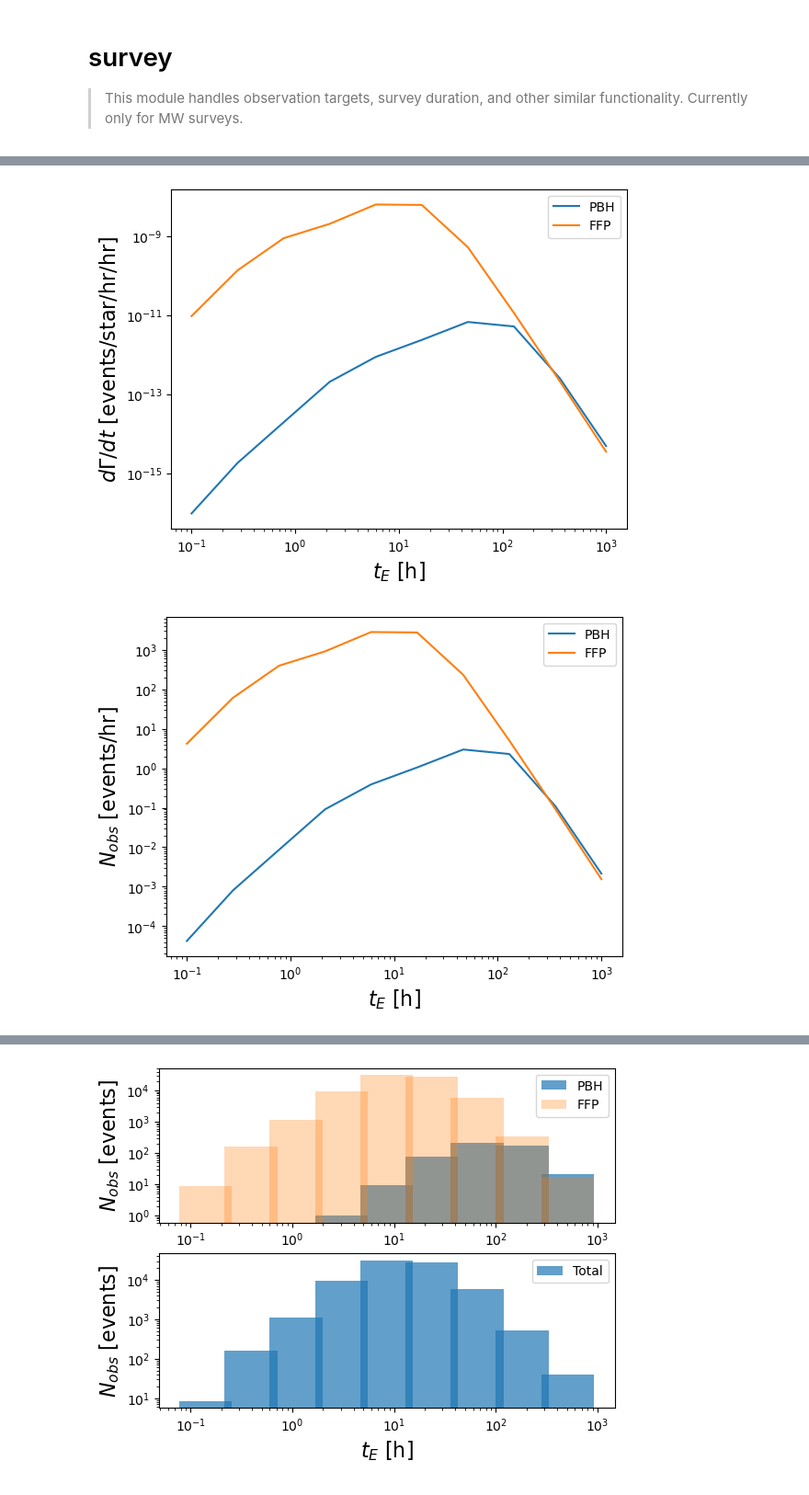
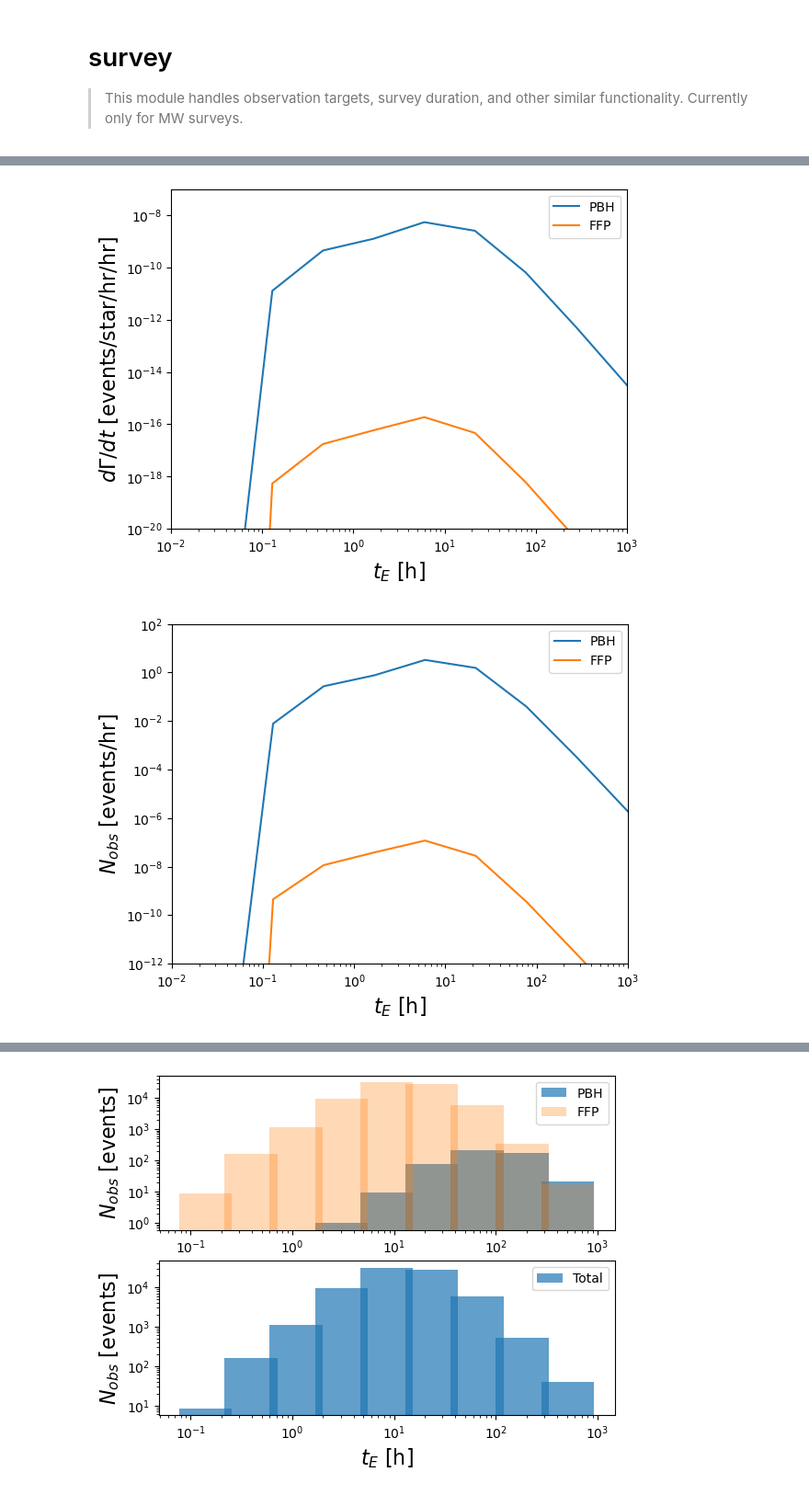
Before and after one commit to NolanSmyth/LensCalcPy, a Jupyter notebook: nbs/03_survey.ipynb, the cells around one changed output, grey strips where cells are left out. Shown at 92% size. Drawn from its saved outputs; the diff is of its cells as text; code cells hidden in the pictures.

```diff
--- a/nbs/03_survey.ipynb
+++ b/nbs/03_survey.ipynb
@@ -45,7 +48,7 @@ class Survey:
         self.obs_time = obs_time
         self.survey_area = survey_area
         self.pbh = None # PBH population
-        self.ffp = None # FFP population
+        self.ffp_pop = None # FFP population
         self.n_pbh = n_pbh # Number of PBHs detected
         self.n_ffp = n_ffp # Number of FFPs detected
         self.n_sources = n_sources # Number of sources observed in the Milky Way
@@ -68,7 +71,7 @@ class Survey:
                 alpha: float, # power law index of FFP mass function
                 ):
         """adds a FFP population to the survey"""
-        self.ffp = Ffp(mlow, alpha)
+        self.ffp_pop = FfpPopulation(mlow, alpha)
 
     def num_pbh(self) -> float:
 
@@ -123,10 +126,10 @@ class Survey:
         """returns an array of lens masses"""
         if self.pbh is None:
             raise ValueError("PBH population not defined")
-        if self.ffp is None:
+        if self.ffp_pop is None:
             raise ValueError("FFP population not defined")
-        print(len(self.ffp.sample_masses), self.n_pbh)
-        return np.concatenate((np.ones(self.n_pbh) * self.pbh.m_pbh, self.ffp.sample_masses))
+        print(len(self.ffp_pop.sample_masses), self.n_pbh)
+        return np.concatenate((np.ones(self.n_pbh) * self.pbh.mass, self.ffp_pop.sample_masses))
 
     def get_crossing_times_rates_pbh(self,
                                     t_es: np.ndarray,
@@ -141,22 +144,25 @@ class Survey:
                                     t_es: np.ndarray,
                                     finite: bool = False,
                                     ) -> np.ndarray:
-        if self.ffp is None:
+        if self.ffp_pop is None:
             raise ValueError("FFP population not defined")
 
-        return self.ffp.compute_differential_rate(t_es, finite=finite)
+        return self.ffp_pop.compute_differential_rate(t_es, finite=finite)
 
     def get_crossing_time_rates(self,
                                 t_es: np.ndarray,
+                                finite: bool = False,
                                 ) -> np.ndarray:
         """returns an array of crossing times"""
         if self.pbh is None:
             raise ValueError("PBH population not defined")
-        if self.ffp is None:
+        if self.ffp_pop is None:
             raise ValueError("FFP population not defined")
 
-        rates_pbh = np.array([self.pbh.differential_rate(t) for t in t_es])
-        rates_ffp = np.array([self.ffp.differential_rate(t) for t in t_es])
+        # rates_pbh = np.array([self.pbh.differential_rate(t) for t in t_es])
+        # rates_ffp = np.array([self.ffp_pop.differential_rate(t) for t in t_es])
+        rates_pbh = np.array(self.get_crossing_times_rates_pbh(t_es, finite=finite))
+        rates_ffp = np.array(self.get_crossing_times_rates_ffp(t_es, finite=finite))
 
         #return separately for testing
         return rates_pbh, rates_ffp
@@ -183,9 +189,10 @@ class Survey:
         num_pbh = t_es * num_pbh_obs
         num_ffp = t_es * num_ffp_obs
 
-        return np.around(num_pbh), np.around(num_ffp)
+        # return np.around(num_pbh), np.around(num_ffp)
+        return num_pbh, num_ffp
 # %%
-m_pbh = 1e-3
+m_pbh = 1e-5
 f_dm = 1
 mlow = 1e-5
 alpha = 2
@@ -194,7 +201,7 @@ s = Survey(l, b, ds, obsTime, survey_area, n_sources=n_sources)
 s.add_pbh(m_pbh, f_dm)
 s.add_ffp(mlow, alpha)
 # %%
-t_es = np.logspace(-1, 3, 10)
+t_es = np.logspace(-2, 3, 10)
 pbh_rates, ffp_rates = s.get_crossing_time_rates(t_es)
 # %%
 plt.loglog(t_es, pbh_rates, label="PBH")
@@ -203,21 +210,26 @@ plt.loglog(t_es, ffp_rates, label="FFP")
 plt.xlabel(r"$t_E$ [h]", fontsize=16)
 plt.ylabel(r"$d\Gamma/dt$ [events/star/hr/hr]", fontsize=16)
 
+plt.xlim(1e-2, 1e3)
+plt.ylim(1e-20, 1e-7)
+
 plt.legend()
 plt.show()
 # %% [output]
-[figure, old version]
+[figure, new version]
 # %%
 n_pbh_rate, n_ffp_rate = s.get_events_observed(t_es)
 # %%
 plt.loglog(t_es, n_pbh_rate, label="PBH")
 plt.loglog(t_es, n_ffp_rate, label="FFP")
 plt.xlabel(r"$t_E$ [h]", fontsize=16)
 plt.ylabel(r"$N_{obs}$ [events/hr]", fontsize=16)
+plt.xlim(1e-2, 1e3)
+plt.ylim(1e-12, 1e2)
 plt.legend()
 plt.show()
 # %% [output]
-[figure, old version]
+[figure, new version]
 # %%
 num_pbh, num_ffp = s.get_num_events(t_es)
 # %%
```
Also changed, not shown: parts of 4 cells of this notebook, 11 other files.
